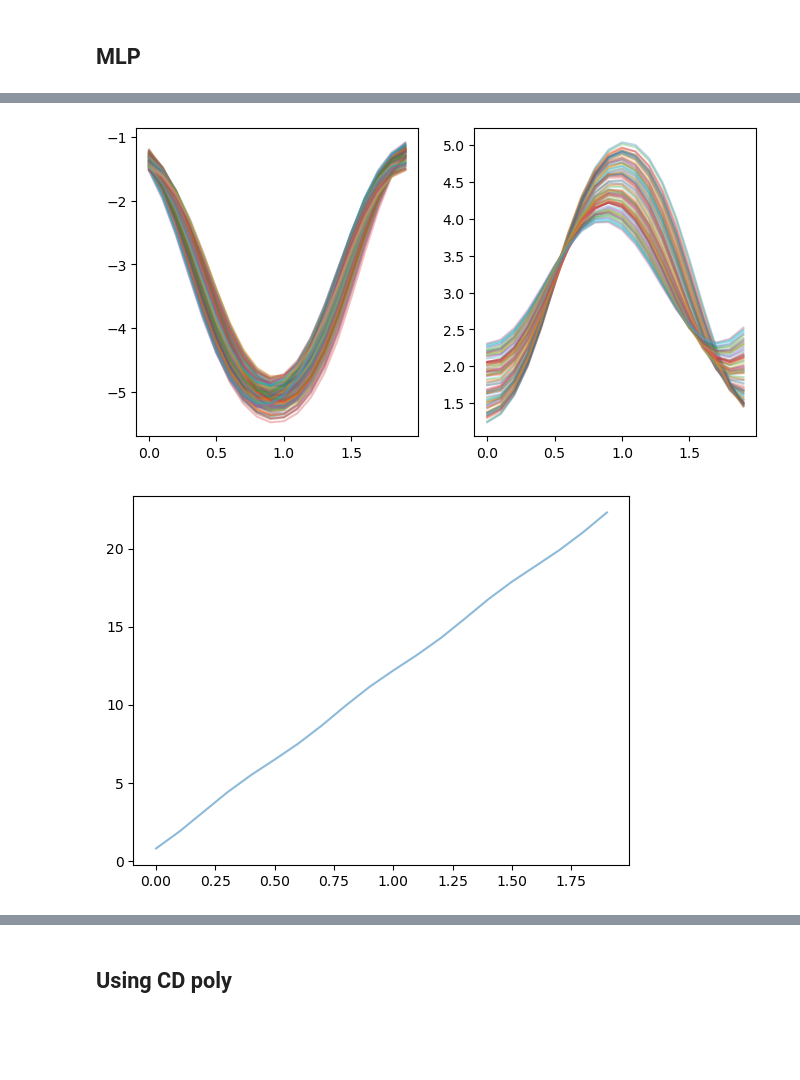
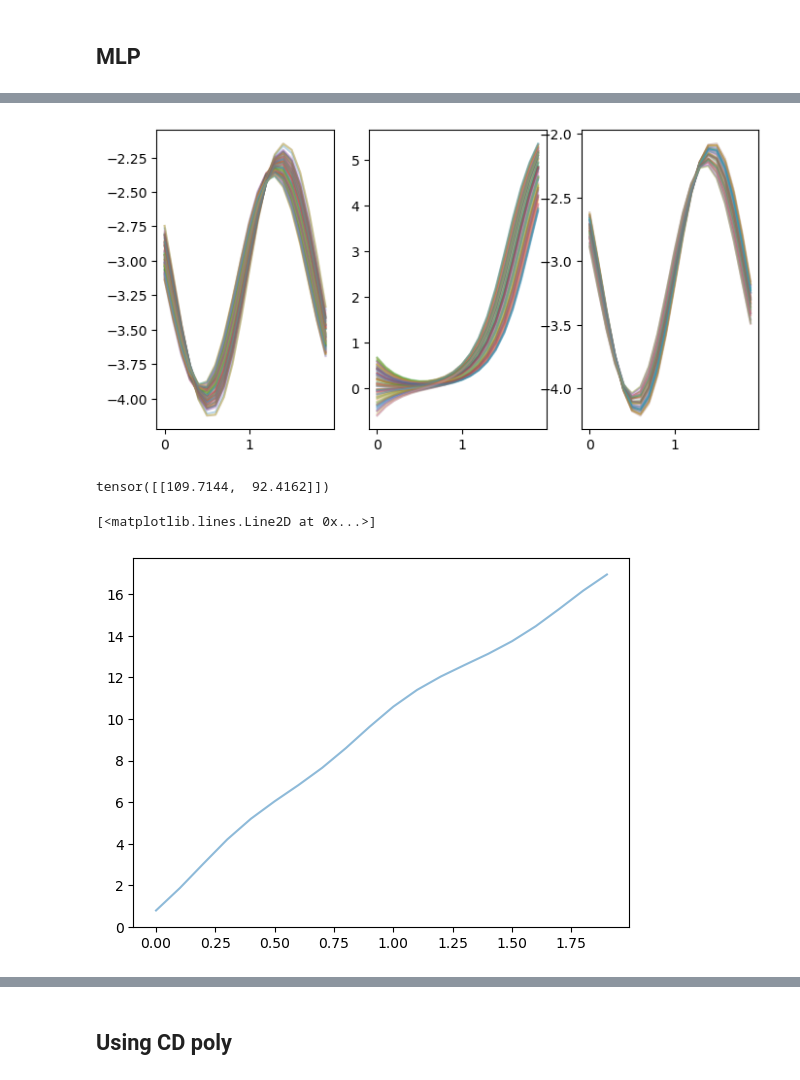
Before and after one commit to ljnel/cd-project, a Jupyter notebook: encoders/mlp.ipynb, the cells around one changed output, grey strips where cells are left out. Drawn from its saved outputs; the diff is of its cells as text; code cells hidden in the pictures; blank space fills up the shorter version.

```diff
--- a/encoders/mlp.ipynb
+++ b/encoders/mlp.ipynb
@@ -96,7 +100,7 @@ class TrajEnc(nn.Module):
 # %%
 te = TrajEnc(20, 2, 2)
 
-opt = optim.Adam(te.parameters(), lr=7e-5)
+opt = optim.Adam(te.parameters(), lr=1e-3)
 loss_fn = nn.MSELoss()
 
 print(f'# params: {sum(p.numel() for p in te.parameters())}')
@@ -105,23 +109,39 @@ print(f'# params: {sum(p.numel() for p in te.parameters())}')
 # %%
 n_epochs = 500
 
+train_losses = []
+val_losses = []
+
 for epoch in range(n_epochs):
-    epoch_loss = 0.0
+    # --- Training ---
+    te.train()
+    train_loss = 0.0
 
-    # Iterate over batches of data
-    for batch_idx, x in enumerate(dl):
+    for batch_idx, x in enumerate(dl_tr):
 
         opt.zero_grad()
         rec, lat = te(x)
         loss = loss_fn(rec, x)
         loss.backward()
-
         opt.step()
 
-        epoch_loss += loss.item() * x.size(0)
+        train_loss += loss.item()
 
-    avg_epoch_loss = epoch_loss / len(dl.dataset)
+    avg_train_loss = train_loss / len(dl_tr.dataset)
+    train_losses.append(train_loss)
+
+    # --- Validation ---
+    te.eval()
+    val_loss = 0.0
+
+    for batch_idx, x in enumerate(dl_val):
+        rec, lat = te(x)
+        loss = loss_fn(rec, x)
+        val_loss += loss.item()
+
+    avg_val_loss = val_loss / len(dl_val.dataset)
+    val_losses.append(val_loss)
 
     if (epoch + 1) % 10 == 0:
-        print(f"Epoch [{epoch+1}/{n_epochs}], Loss: {avg_epoch_loss:.4f}")
+        print(f"Epoch [{epoch+1}/{n_epochs}], Tr Loss: {train_loss:.4f} Val Loss: {val_loss:.4f}")
 # %% [output]
@@ -144,0 +168,3 @@ Epoch [500/500], Loss: 6.6044
+# %%
+PATH = './mlp_state_dict.pth'
+te.load_state_dict(torch.load(PATH))
@@ -145,3 +180,3 @@ Epoch [500/500], Loss: 6.6044
 # %%
 with torch.no_grad():
-    _, latents = te(X)
+    _, latents = te(torch.tensor(trajs))
@@ -158,18 +193,25 @@ def plot_most_similar(latents, pt, num, ax):
     for idx in closest_idxs:
         ax.plot(times, trajs[idx, 0, :], alpha=.3)
 # %%
-fig, axs = plt.subplots(1, 2, figsize=(8, 4))
-plot_most_similar(latents, np.array([-1., -40.]), 200, axs[0])
-plot_most_similar(latents, np.array([-50, 20]), 100, axs[1])
+fig, axs = plt.subplots(1, 3, figsize=(8, 4))
+plot_most_similar(latents, np.array([-120, 30]), 100, axs[0])
+plot_most_similar(latents, np.array([-40, 30]), 100, axs[1])
+plot_most_similar(latents, np.array([-60, 0]), 50, axs[2])
 # %% [output]
-[figure, old version]
+[figure, new version]
 # %%
-_, traj_damped = gen_one_traj(2., .1, np.pi / 4, 10., .0)
+_, traj_damped = gen_one_traj(2., .1, np.pi/4, 10., .1)
+
+with torch.no_grad():
+    _, latents_damped = te(torch.tensor(traj_damped))
+latents_damped
+# %% [output]
+tensor([[109.7144,  92.4162]])
 # %%
-for i in range(1):
-    plt.plot(times, traj_damped[i, 0], alpha=.5)
+plt.plot(times, traj_damped[0, 0], alpha=.5)
 # %% [output]
+[<matplotlib.lines.Line2D at 0x...>]
-[figure, old version]
+[figure, new version]
 # %%
 for i in range(100):
     plt.plot(times, trajs[i, 0], alpha=.5)
```
Also changed, not shown: parts of 24 cells of this notebook, 8 other files.
